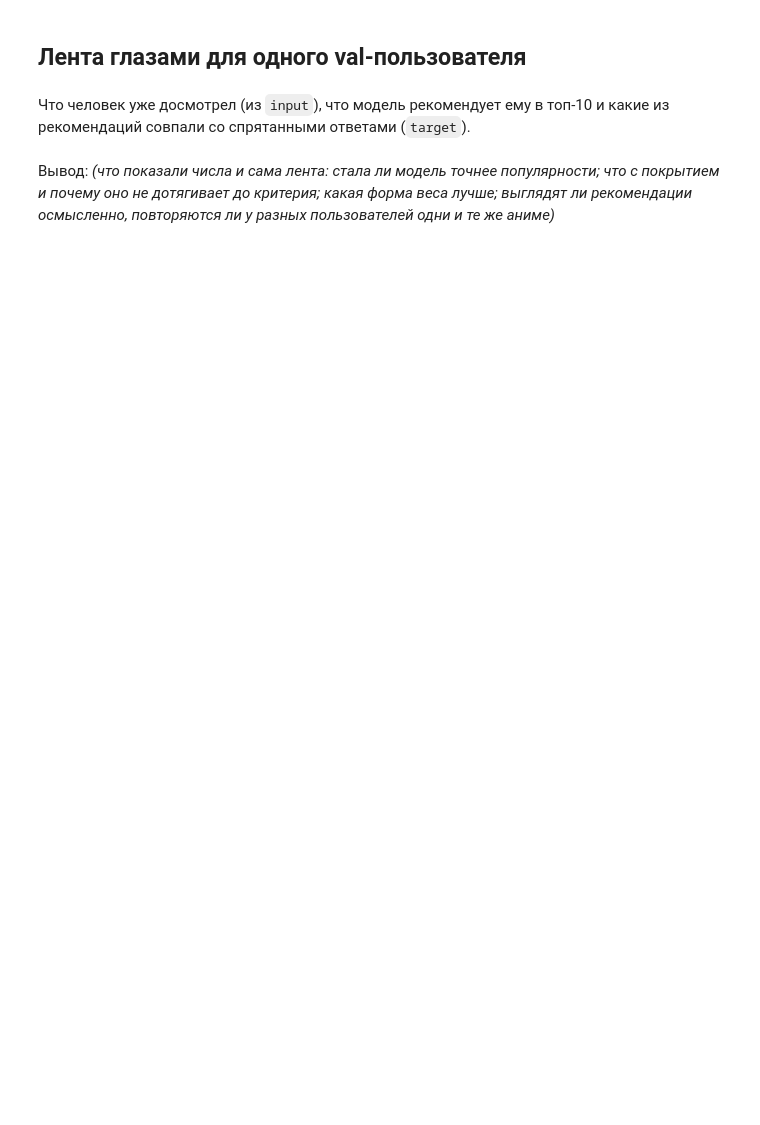
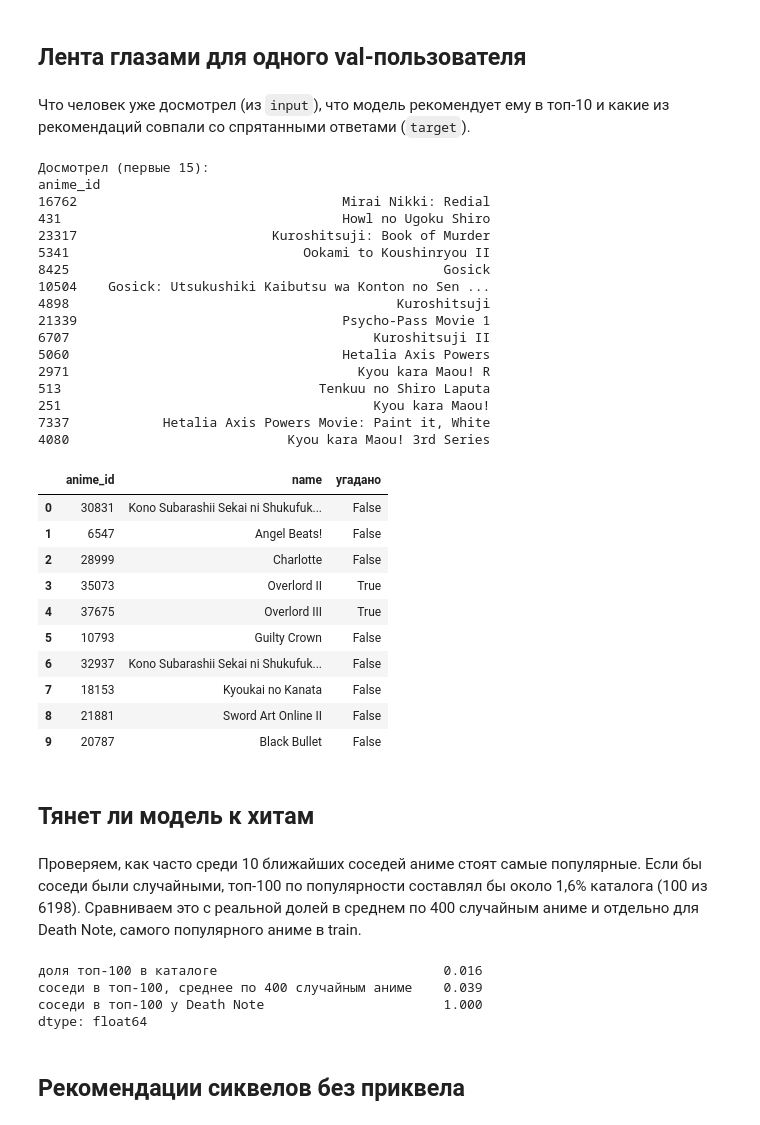
Before and after one commit to aka-iriska/anime-recsys, a Jupyter notebook: notebooks/03_item_knn.ipynb, the cells around one changed output. Cells and saved outputs as stored; diff of their text form; code cells hidden in the pictures; blank space fills up the shorter version.

```diff
--- a/notebooks/03_item_knn.ipynb
+++ b/notebooks/03_item_knn.ipynb
@@ -77,16 +154,72 @@ similar_to(1)  # 1 = Cowboy Bebop; поменяй на любой anime_id из
 # %% [markdown]
 Что человек уже досмотрел (из `input`), что модель рекомендует ему в топ-10 и какие из рекомендаций совпали со спрятанными ответами (`target`).
 # %%
-user_id = list(cases)[0]  # поменяй индекс, чтобы посмотреть другого пользователя
+user_id = list(cases)[5]  # какой-то рандомный пользователь
 seen, targets = cases[user_id]
 ranker = rankers["item_knn"]
 
 watched = item_ids[histories[user_id]]
 print("Досмотрел (первые 15):")
 print(names.loc[watched[:15], "name"].to_string())
 
 candidates = catalog[~np.isin(catalog, list(seen))]
 top = ranker(user_id, candidates)[:10]
 pd.DataFrame({"anime_id": top, "name": names.loc[top, "name"].values, "угадано": [a in targets for a in top]})
+# %% [output]
+Досмотрел (первые 15):
+anime_id
+16762                                  Mirai Nikki: Redial
+431                                    Howl no Ugoku Shiro
+23317                         Kuroshitsuji: Book of Murder
+5341                              Ookami to Koushinryou II
+8425                                                Gosick
+10504    Gosick: Utsukushiki Kaibutsu wa Konton no Sen ...
+4898                                          Kuroshitsuji
+21339                                  Psycho-Pass Movie 1
+6707                                       Kuroshitsuji II
+5060                                   Hetalia Axis Powers
+2971                                     Kyou kara Maou! R
+513                                 Tenkuu no Shiro Laputa
+251                                        Kyou kara Maou!
+7337            Hetalia Axis Powers Movie: Paint it, White
+4080                            Kyou kara Maou! 3rd Series
+|  | anime_id | name | угадано |
+| 0 | 30831 | Kono Subarashii Sekai ni Shukufuk... | False |
+| 1 | 6547 | Angel Beats! | False |
+| 2 | 28999 | Charlotte | False |
+| 3 | 35073 | Overlord II | True |
+| 4 | 37675 | Overlord III | True |
+| 5 | 10793 | Guilty Crown | False |
+| 6 | 32937 | Kono Subarashii Sekai ni Shukufuk... | False |
+| 7 | 18153 | Kyoukai no Kanata | False |
+| 8 | 21881 | Sword Art Online II | False |
+| 9 | 20787 | Black Bullet | False |
-# %% [markdown]
-Вывод: _(что показали числа и сама лента: стала ли модель точнее популярности; что с покрытием и почему оно не дотягивает до критерия; какая форма веса лучше; выглядят ли рекомендации осмысленно, повторяются ли у разных пользователей одни и те же аниме)_
+# %% [markdown]
+## Тянет ли модель к хитам
+# %% [markdown]
+Проверяем, как часто среди 10 ближайших соседей аниме стоят самые популярные. Если бы соседи были случайными, топ-100 по популярности составлял бы около 1,6% каталога (100 из 6198). Сравниваем это с реальной долей в среднем по 400 случайным аниме и отдельно для Death Note, самого популярного аниме в train.
+# %%
+audience = matrix.sum(axis=0)  # сколько train-пользователей досмотрели каждое аниме
+popularity_rank = (-audience).argsort().argsort() + 1  # 1 = самое популярное
+
+
+def neighbours_in_top_popular(column: int, top: int = 100) -> float:
+    """Доля 10 ближайших соседей аниме, которые входят в топ-top по популярности."""
+    neighbours = np.argsort(-similarity[column])[:10]
+    return float(np.mean(popularity_rank[neighbours] <= top))
+
+
+sample = np.random.default_rng(0).choice(len(item_ids), 400, replace=False)
+death_note = int(np.searchsorted(item_ids, 1535))
+pd.Series({
+    "доля топ-100 в каталоге": 100 / len(item_ids),
+    "соседи в топ-100, среднее по 400 случайным аниме": np.mean([neighbours_in_top_popular(c) for c in sample]),
+    "соседи в топ-100 у Death Note": neighbours_in_top_popular(death_note),
+}).round(3)
+# %% [output]
+доля топ-100 в каталоге                             0.016
+соседи в топ-100, среднее по 400 случайным аниме    0.039
+соседи в топ-100 у Death Note                       1.000
+dtype: float64
+# %% [markdown]
+## Рекомендации сиквелов без приквела
```
Also changed, not shown: parts of 23 cells of this notebook, 6 other files.
